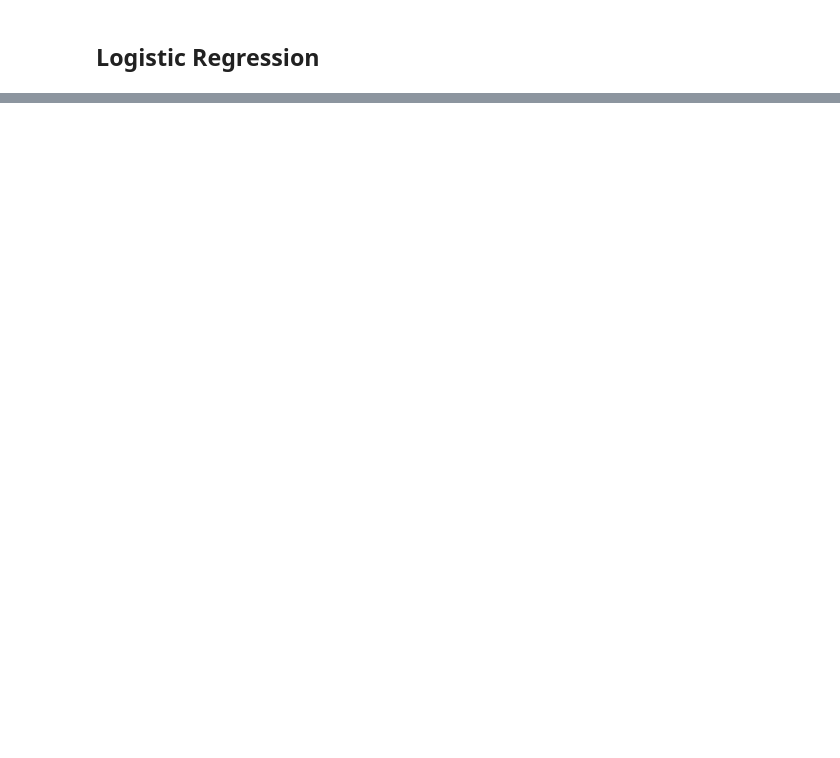
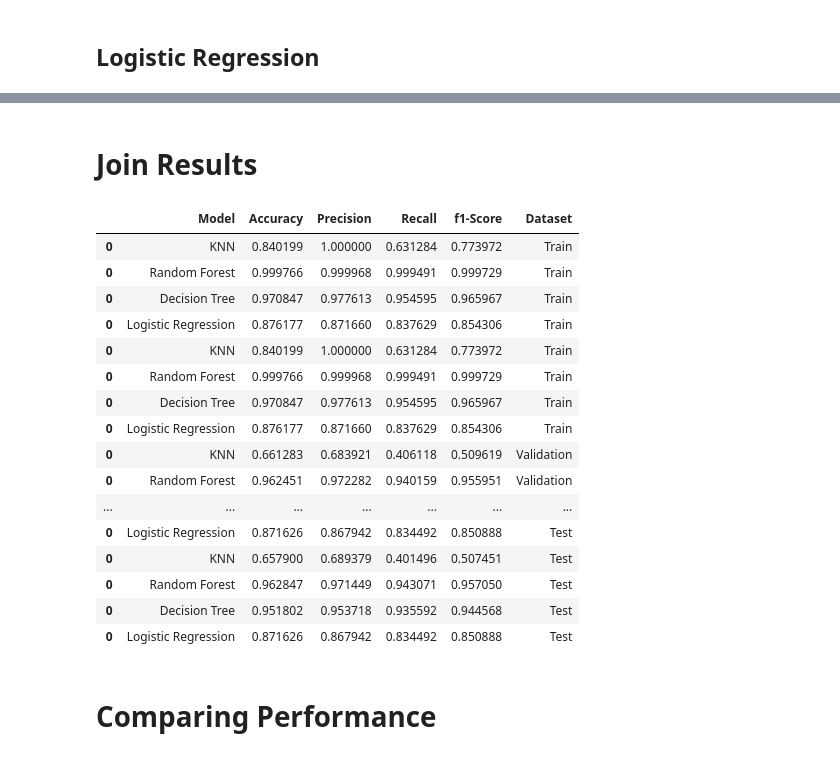
Before and after one commit to Thalesh7991/ensaios-algoritmos-ml, a Jupyter notebook: notebooks/Classificacao/Ensaio Classificacao.ipynb, the cells around one changed output, grey strips where cells are left out. Saved outputs shown, nothing was run; the diff lists cells and outputs as text; code cells hidden in the pictures; blank space fills up the shorter version.

```diff
--- a/notebooks/Classificacao/Ensaio Classificacao.ipynb
+++ b/notebooks/Classificacao/Ensaio Classificacao.ipynb
@@ -290,0 +332,15 @@ lr_best_param
+# %%
+model_list = [knn_final, rf_final, dt_final, lr_final]
+model_names = ['KNN', 'Random Forest', 'Decision Tree', 'Logistic Regression']
+
+# Nos dados de Treinamento
+train_dataset = pd.DataFrame()
+test_dataset = pd.DataFrame()
+val_dataset = pd.DataFrame()
+# %%
+for model, model_name in zip(model_list, model_names):
+    y_pred = model.predict(np.array(X_train))
+    results = report_classification(y_train, y_pred, model_name)
+    train_dataset = pd.concat([train_dataset, pd.DataFrame([results])])
+train_dataset['Dataset'] = 'Train'
+train_dataset
@@ -290,0 +357,9 @@ lr_best_param
+# %%
+# Nos dados de Validation
+for model, model_name in zip(model_list, model_names):
+    print(model_name)
+    y_pred = model.predict(np.array(X_val))
+    results = report_classification(y_val, y_pred, model_name)
+    val_dataset = pd.concat([val_dataset, pd.DataFrame([results])])
+val_dataset['Dataset'] = 'Validation'
+val_dataset
@@ -290,0 +380,8 @@ lr_best_param
+# %%
+for model, model_name in zip(model_list, model_names):
+    print(model_name)
+    y_pred = model.predict(np.array(X_test))
+    results = report_classification(y_test, y_pred, model_name)
+    test_dataset = pd.concat([test_dataset, pd.DataFrame([results])])
+test_dataset['Dataset'] = 'Test'
+test_dataset
@@ -290,0 +402,25 @@ lr_best_param
+# %% [markdown]
+# Join Results
+# %%
+full_results = pd.concat([train_dataset, val_dataset, test_dataset])
+full_results
+# %% [output]
+|  | Model | Accuracy | Precision | Recall | f1-Score | Dataset |
+| 0 | KNN | 0.840199 | 1.000000 | 0.631284 | 0.773972 | Train |
+| 0 | Random Forest | 0.999766 | 0.999968 | 0.999491 | 0.999729 | Train |
+| 0 | Decision Tree | 0.970847 | 0.977613 | 0.954595 | 0.965967 | Train |
+| 0 | Logistic Regression | 0.876177 | 0.871660 | 0.837629 | 0.854306 | Train |
+| 0 | KNN | 0.840199 | 1.000000 | 0.631284 | 0.773972 | Train |
+| 0 | Random Forest | 0.999766 | 0.999968 | 0.999491 | 0.999729 | Train |
+| 0 | Decision Tree | 0.970847 | 0.977613 | 0.954595 | 0.965967 | Train |
+| 0 | Logistic Regression | 0.876177 | 0.871660 | 0.837629 | 0.854306 | Train |
+| 0 | KNN | 0.661283 | 0.683921 | 0.406118 | 0.509619 | Validation |
+| 0 | Random Forest | 0.962451 | 0.972282 | 0.940159 | 0.955951 | Validation |
+| ... | ... | ... | ... | ... | ... | ... |
+| 0 | Logistic Regression | 0.871626 | 0.867942 | 0.834492 | 0.850888 | Test |
+| 0 | KNN | 0.657900 | 0.689379 | 0.401496 | 0.507451 | Test |
+| 0 | Random Forest | 0.962847 | 0.971449 | 0.943071 | 0.957050 | Test |
+| 0 | Decision Tree | 0.951802 | 0.953718 | 0.935592 | 0.944568 | Test |
+| 0 | Logistic Regression | 0.871626 | 0.867942 | 0.834492 | 0.850888 | Test |
+# %% [markdown]
+# Comparing Performance
```
Also changed, not shown: parts of 20 cells of this notebook.
